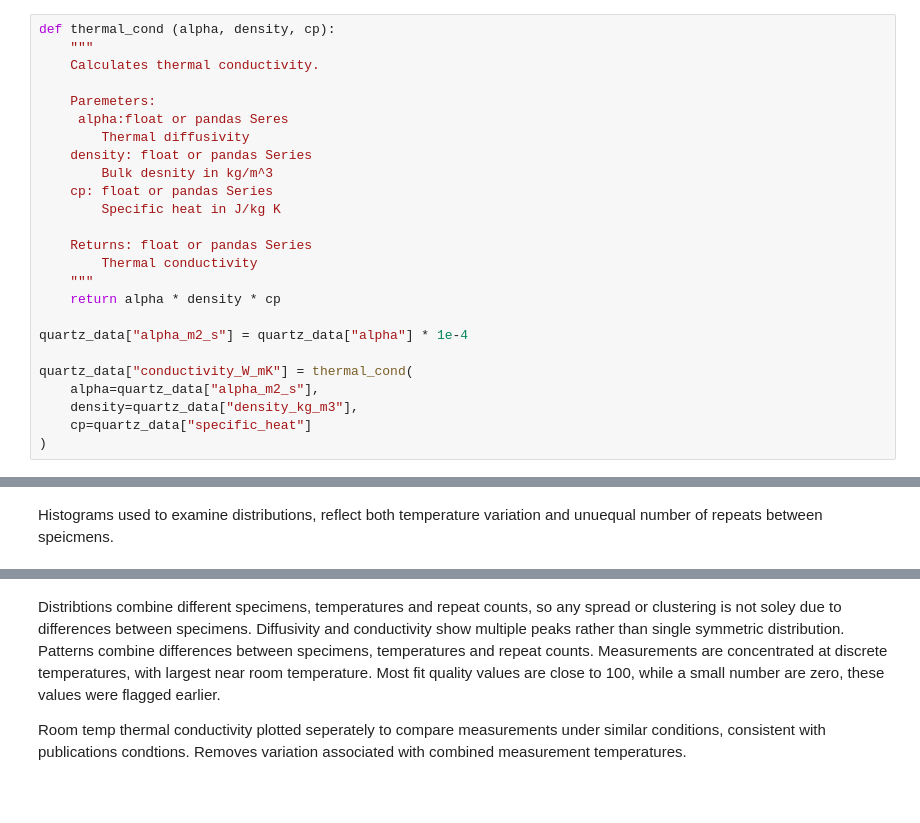
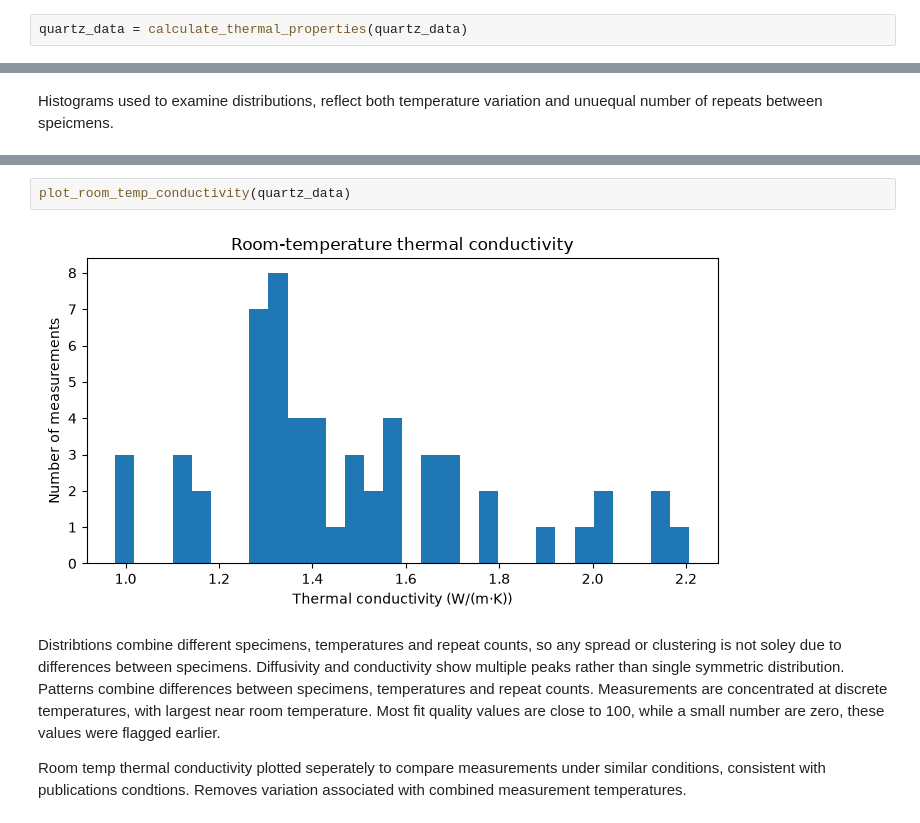
Before and after one commit to gjanuszewski/quarts-process, a Jupyter notebook: v1.ipynb, the cells around one changed output, grey strips where cells are left out. Drawn from its saved outputs; the diff is of its cells as text; blank space fills up the shorter version.

```diff
--- a/v1.ipynb
+++ b/v1.ipynb
@@ -739,28 +723,5 @@ quartz_data["density_kg_m3"] = bulk_density(
-# %%
-def thermal_cond (alpha, density, cp):
-    """
-    Calculates thermal conductivity.
-
-    Paremeters:
-     alpha:float or pandas Seres
-        Thermal diffusivity
-    density: float or pandas Series
-        Bulk desnity in kg/m^3
-    cp: float or pandas Series
-        Specific heat in J/kg K
-
-    Returns: float or pandas Series
-        Thermal conductivity
-    """
-    return alpha * density * cp
-
-quartz_data["alpha_m2_s"] = quartz_data["alpha"] * 1e-4
-
-quartz_data["conductivity_W_mK"] = thermal_cond(
-    alpha=quartz_data["alpha_m2_s"],
-    density=quartz_data["density_kg_m3"],
-    cp=quartz_data["specific_heat"]
-)
+# %%
+quartz_data = calculate_thermal_properties(quartz_data)
 # %%
 paper_thermal_cond= {
     'S1': 2.02,
@@ -844,3 +784,7 @@ plt.show()
+# %%
+plot_room_temp_conductivity(quartz_data)
+# %% [output]
+[figure, added]
 # %% [markdown]
 Distribtions combine different specimens, temperatures and repeat counts, so any spread or clustering is not soley due to differences between specimens. Diffusivity and conductivity show multiple peaks rather than single symmetric distribution. Patterns combine differences between specimens, temperatures and repeat counts. Measurements are concentrated at discrete temperatures, with largest near room temperature. Most fit quality values are close to 100, while a small number are zero, these values were flagged earlier.
 
```
Also changed, not shown: parts of 40 cells of this notebook, 3 other files.
